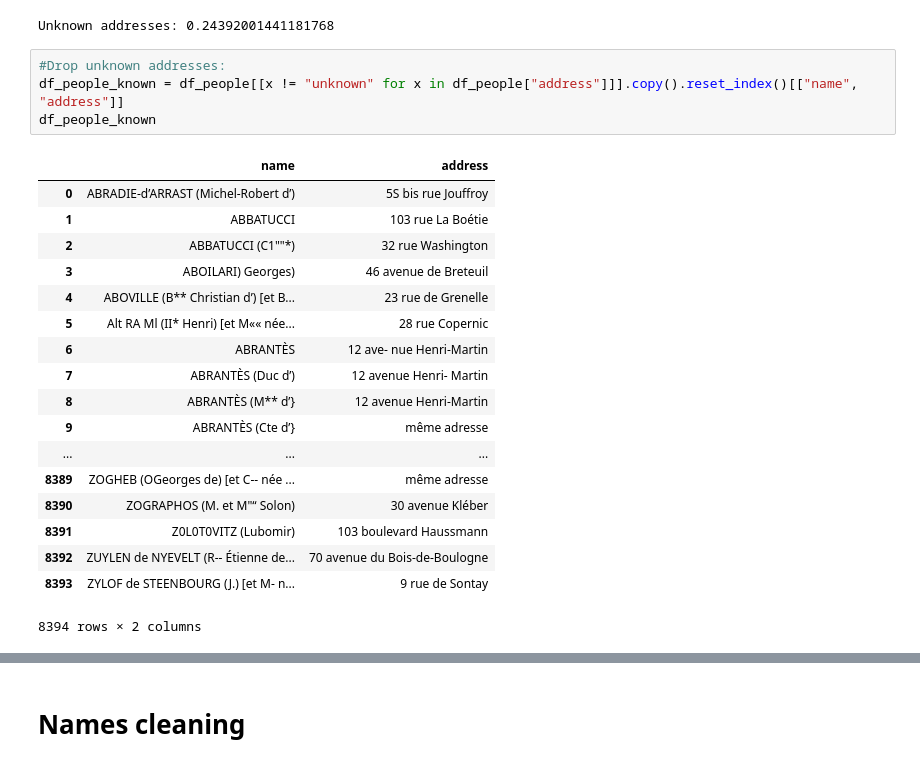
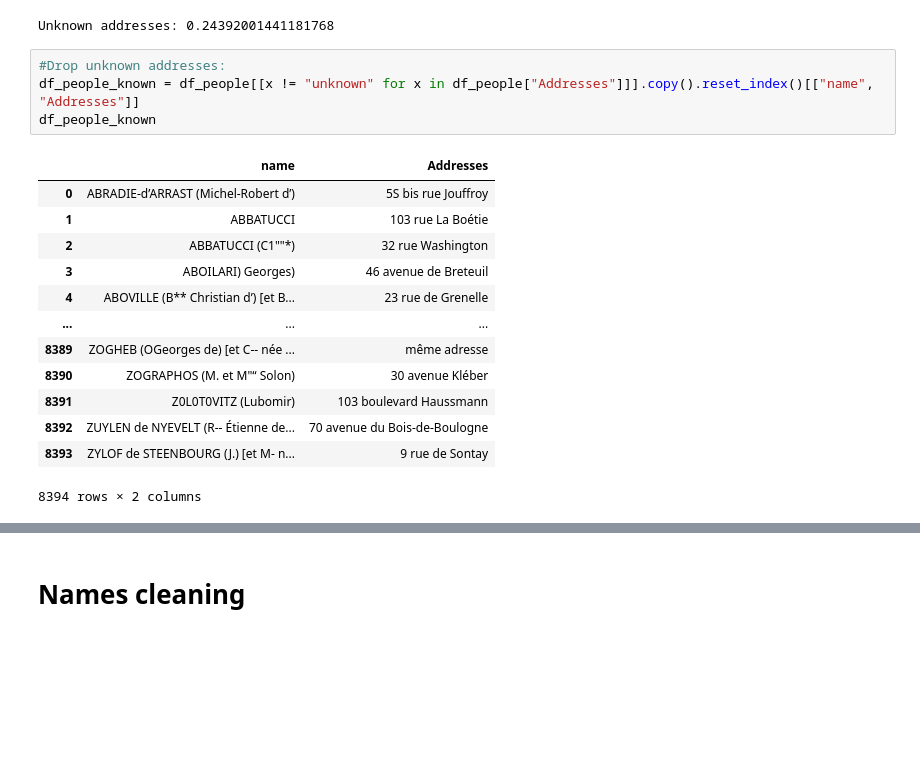
Before and after one commit to AndreaScalisi/FDH, a Jupyter notebook: parser_1908.ipynb, the cells around one changed output, grey strips where cells are left out. Drawn from its saved outputs; the diff is of its cells as text; blank space fills up the shorter version.

Commit message:
Change name of cleaned 1908 output

```diff
--- a/parser_1908.ipynb
+++ b/parser_1908.ipynb
@@ -106,20 +106,15 @@ print("Unknown addresses: " + str(len(unknown)/len(df_people)))
 Unknown addresses: 0.24392001441181768
 # %%
 #Drop unknown addresses:
-df_people_known = df_people[[x != "unknown" for x in df_people["address"]]].copy().reset_index()[["name", "address"]]
+df_people_known = df_people[[x != "unknown" for x in df_people["Addresses"]]].copy().reset_index()[["name", "Addresses"]]
 df_people_known
 # %% [output]
-|  | name | address |
+|  | name | Addresses |
 | 0 | ABRADIE-d’ARRAST (Michel-Robert d’) | 5S bis rue Jouffroy |
 | 1 | ABBATUCCI | 103 rue La Boétie |
 | 2 | ABBATUCCI (C1""*) | 32 rue Washington |
 | 3 | ABOILARI) Georges) | 46 avenue de Breteuil |
 | 4 | ABOVILLE (B** Christian d’) [et B... | 23 rue de Grenelle |
-| 5 | Alt RA Ml (II* Henri) [et M«« née... | 28 rue Copernic |
-| 6 | ABRANTÈS | 12 ave- nue Henri-Martin |
-| 7 | ABRANTÈS (Duc d’) | 12 avenue Henri- Martin |
-| 8 | ABRANTÈS (M** d’} | 12 avenue Henri-Martin |
-| 9 | ABRANTÈS (Cte d’} | même adresse |
 | ... | ... | ... |
 | 8389 | ZOGHEB (OGeorges de) [et C-- née ... | même adresse |
 | 8390 | ZOGRAPHOS (M. et M"“ Solon) | 30 avenue Kléber |
```
Also changed, not shown: parts of 6 cells of this notebook, 1 other file.
